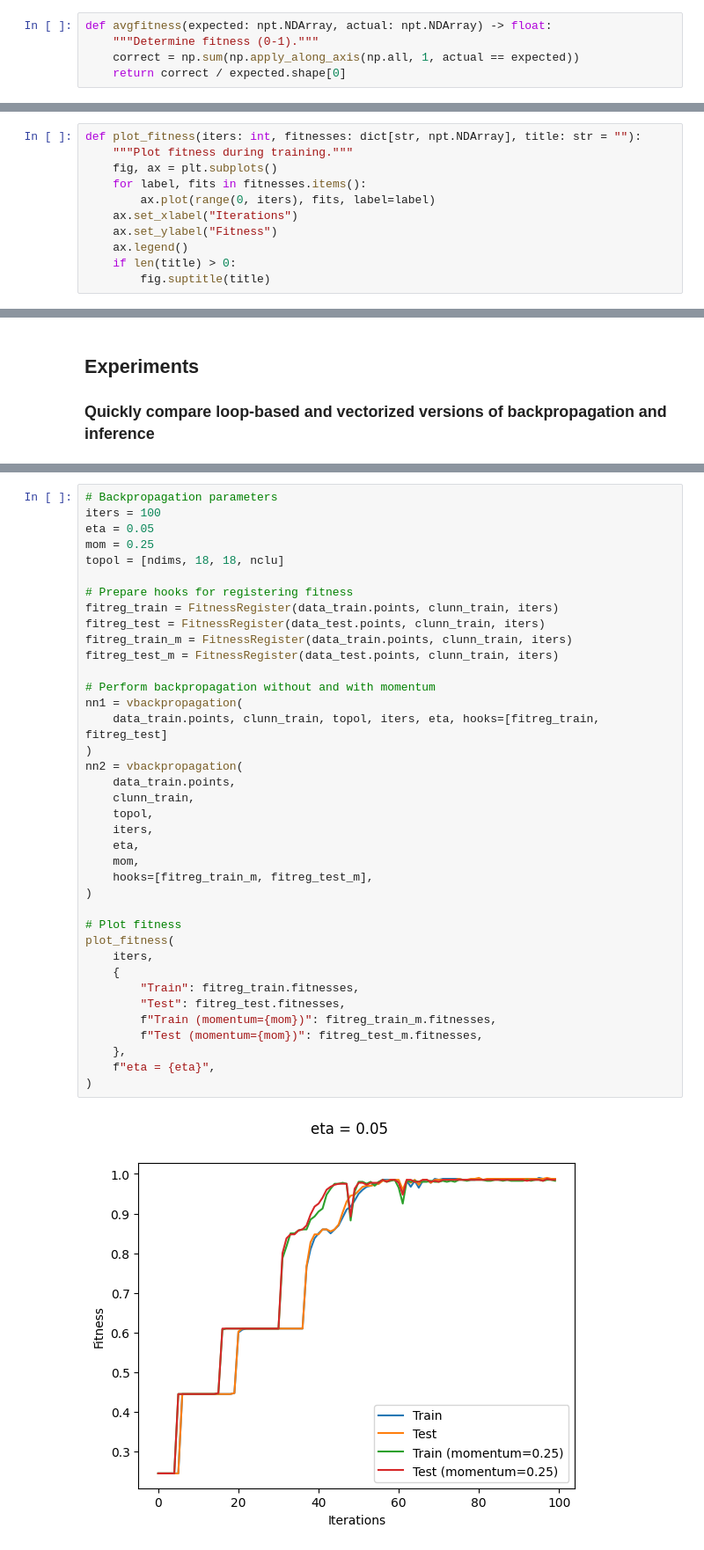
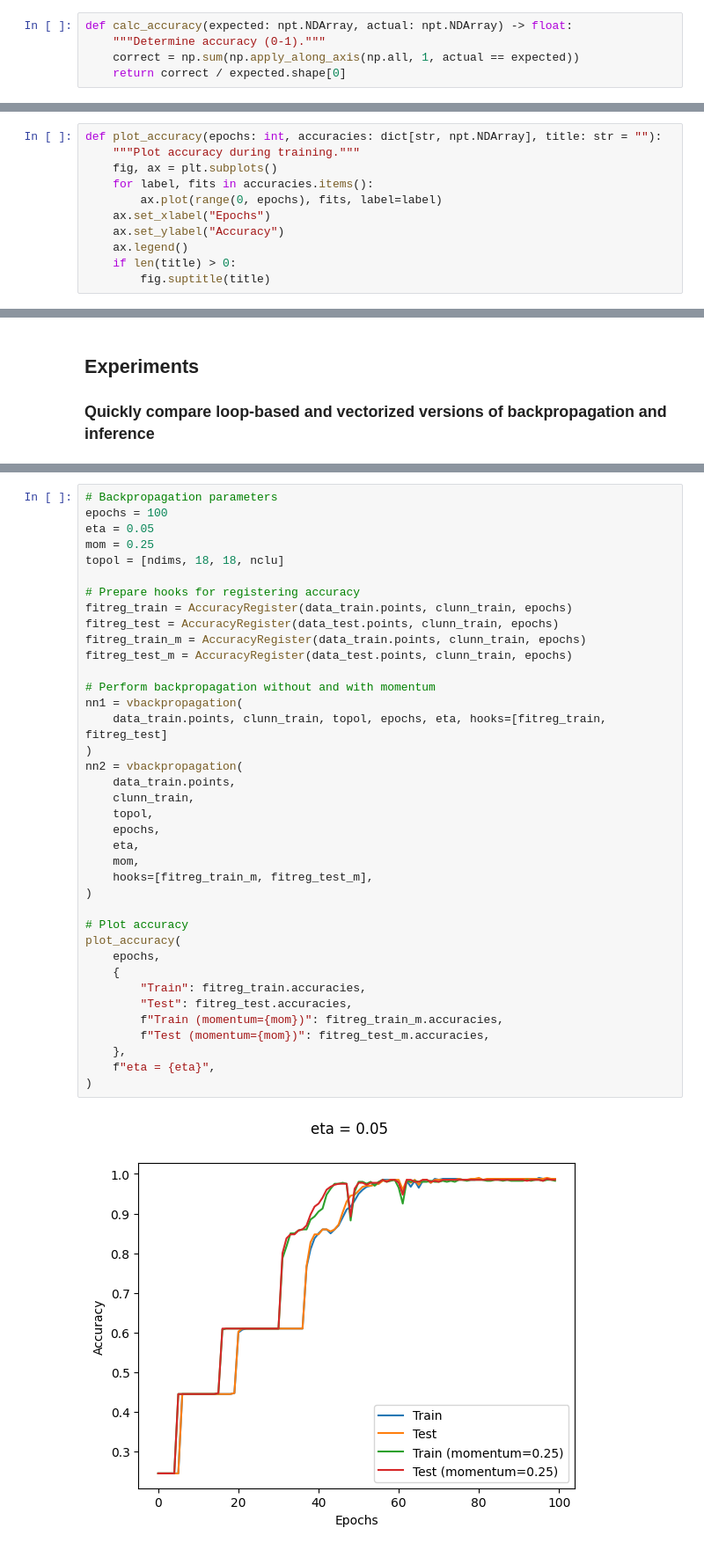
Before and after one commit to nunofachada/mlbook, a Jupyter notebook: 04_neuralnetworks/neuralnetworks.ipynb, the cells around one changed output, grey strips where cells are left out. Shown at 88% size. Cells and saved outputs as stored; diff of their text form.

```diff
--- a/04_neuralnetworks/neuralnetworks.ipynb
+++ b/04_neuralnetworks/neuralnetworks.ipynb
@@ -194,6 +192,6 @@ The below code is used to keep track of fitness during training, as well as for
 # %%
-def avgfitness(expected: npt.NDArray, actual: npt.NDArray) -> float:
-    """Determine fitness (0-1)."""
+def calc_accuracy(expected: npt.NDArray, actual: npt.NDArray) -> float:
+    """Determine accuracy (0-1)."""
     correct = np.sum(np.apply_along_axis(np.all, 1, actual == expected))
     return correct / expected.shape[0]
 # %%
@@ -218,11 +216,11 @@ class FitnessRegister:
 # %%
-def plot_fitness(iters: int, fitnesses: dict[str, npt.NDArray], title: str = ""):
-    """Plot fitness during training."""
+def plot_accuracy(epochs: int, accuracies: dict[str, npt.NDArray], title: str = ""):
+    """Plot accuracy during training."""
     fig, ax = plt.subplots()
-    for label, fits in fitnesses.items():
-        ax.plot(range(0, iters), fits, label=label)
-    ax.set_xlabel("Iterations")
-    ax.set_ylabel("Fitness")
+    for label, fits in accuracies.items():
+        ax.plot(range(0, epochs), fits, label=label)
+    ax.set_xlabel("Epochs")
+    ax.set_ylabel("Accuracy")
     ax.legend()
     if len(title) > 0:
         fig.suptitle(title)
@@ -358,40 +356,40 @@ Vectorization speedup vs loop-based : 4.30x
 # %%
 # Backpropagation parameters
-iters = 100
+epochs = 100
 eta = 0.05
 mom = 0.25
 topol = [ndims, 18, 18, nclu]
 
-# Prepare hooks for registering fitness
-fitreg_train = FitnessRegister(data_train.points, clunn_train, iters)
-fitreg_test = FitnessRegister(data_test.points, clunn_train, iters)
-fitreg_train_m = FitnessRegister(data_train.points, clunn_train, iters)
-fitreg_test_m = FitnessRegister(data_test.points, clunn_train, iters)
+# Prepare hooks for registering accuracy
+fitreg_train = AccuracyRegister(data_train.points, clunn_train, epochs)
+fitreg_test = AccuracyRegister(data_test.points, clunn_train, epochs)
+fitreg_train_m = AccuracyRegister(data_train.points, clunn_train, epochs)
+fitreg_test_m = AccuracyRegister(data_test.points, clunn_train, epochs)
 
 # Perform backpropagation without and with momentum
 nn1 = vbackpropagation(
-    data_train.points, clunn_train, topol, iters, eta, hooks=[fitreg_train, fitreg_test]
+    data_train.points, clunn_train, topol, epochs, eta, hooks=[fitreg_train, fitreg_test]
 )
 nn2 = vbackpropagation(
     data_train.points,
     clunn_train,
     topol,
-    iters,
+    epochs,
     eta,
     mom,
     hooks=[fitreg_train_m, fitreg_test_m],
 )
 
-# Plot fitness
-plot_fitness(
-    iters,
+# Plot accuracy
+plot_accuracy(
+    epochs,
     {
-        "Train": fitreg_train.fitnesses,
-        "Test": fitreg_test.fitnesses,
-        f"Train (momentum={mom})": fitreg_train_m.fitnesses,
-        f"Test (momentum={mom})": fitreg_test_m.fitnesses,
+        "Train": fitreg_train.accuracies,
+        "Test": fitreg_test.accuracies,
+        f"Train (momentum={mom})": fitreg_train_m.accuracies,
+        f"Test (momentum={mom})": fitreg_test_m.accuracies,
     },
     f"eta = {eta}",
 )
 # %% [output]
-[figure, old version]
+[figure, new version]
```
Also changed, not shown: parts of 6 cells of this notebook.
